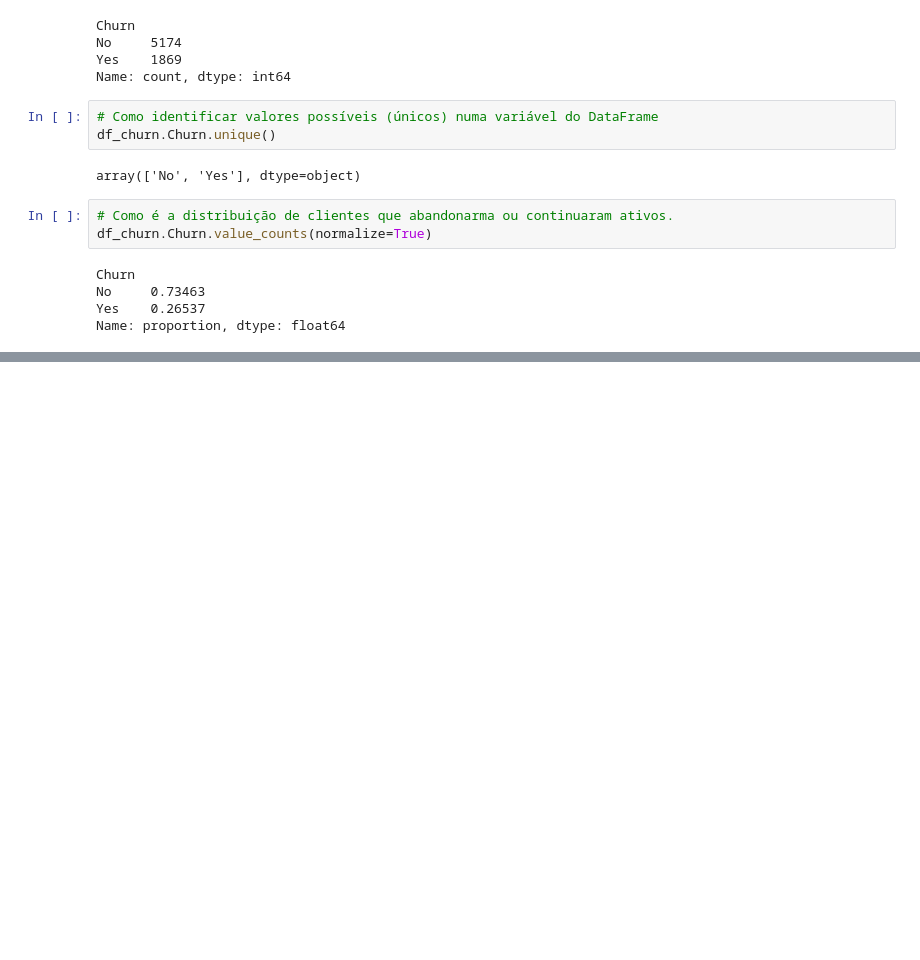
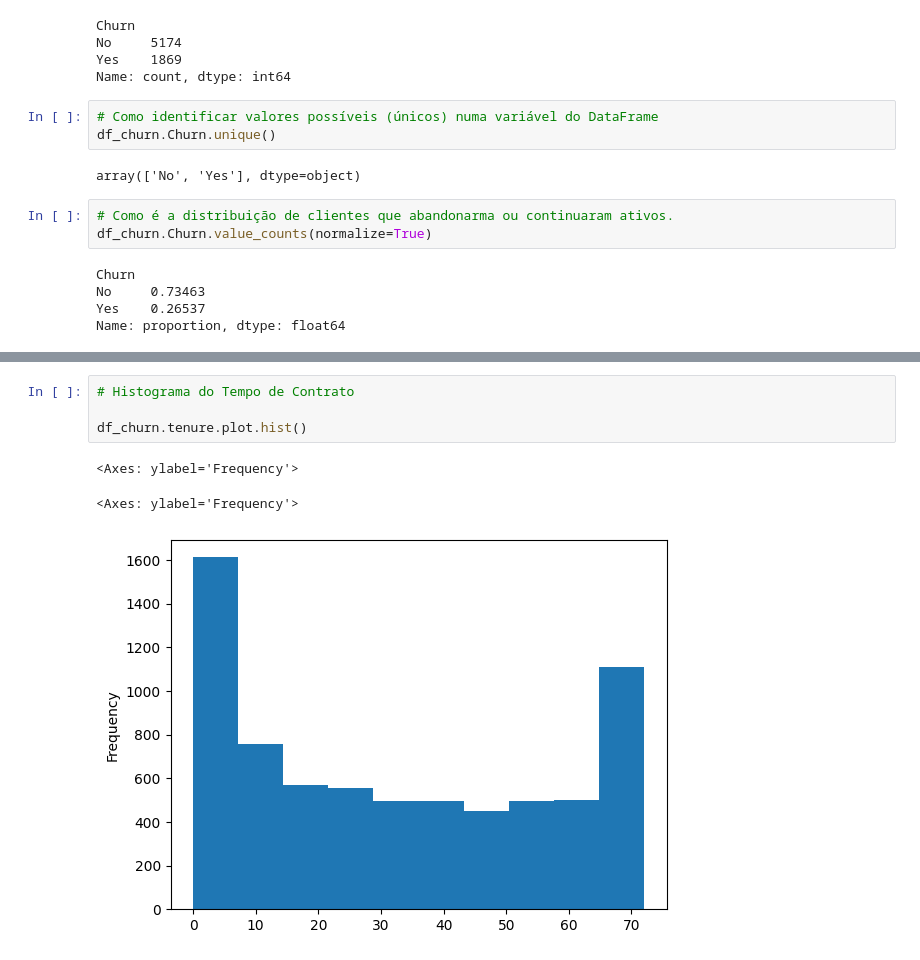
Before and after one commit to antoniovuono/eda-telecom-, a Jupyter notebook: eda_churn.ipynb, the cells around one changed output, grey strips where cells are left out. Drawn from its saved outputs; the diff is of its cells as text; blank space fills up the shorter version.

```diff
--- a/eda_churn.ipynb
+++ b/eda_churn.ipynb
@@ -653,0 +657,8 @@ ax.bar_label(ax.containers[0])
+# %%
+# Histograma do Tempo de Contrato
+
+df_churn.tenure.plot.hist()
+# %% [output]
+<Axes: ylabel='Frequency'>
+<Axes: ylabel='Frequency'>
+[figure, added]
```
Also changed, not shown: parts of 16 cells of this notebook.
